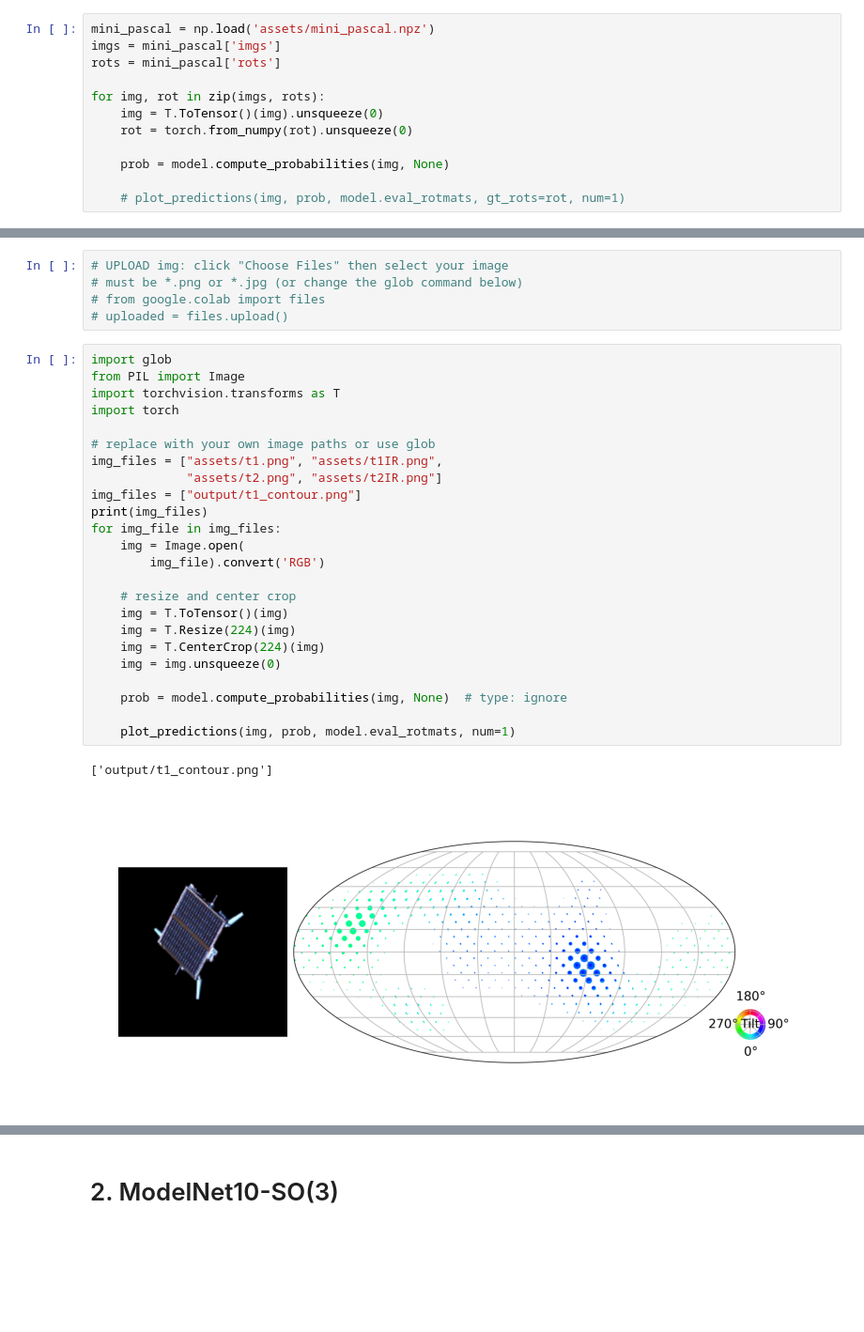
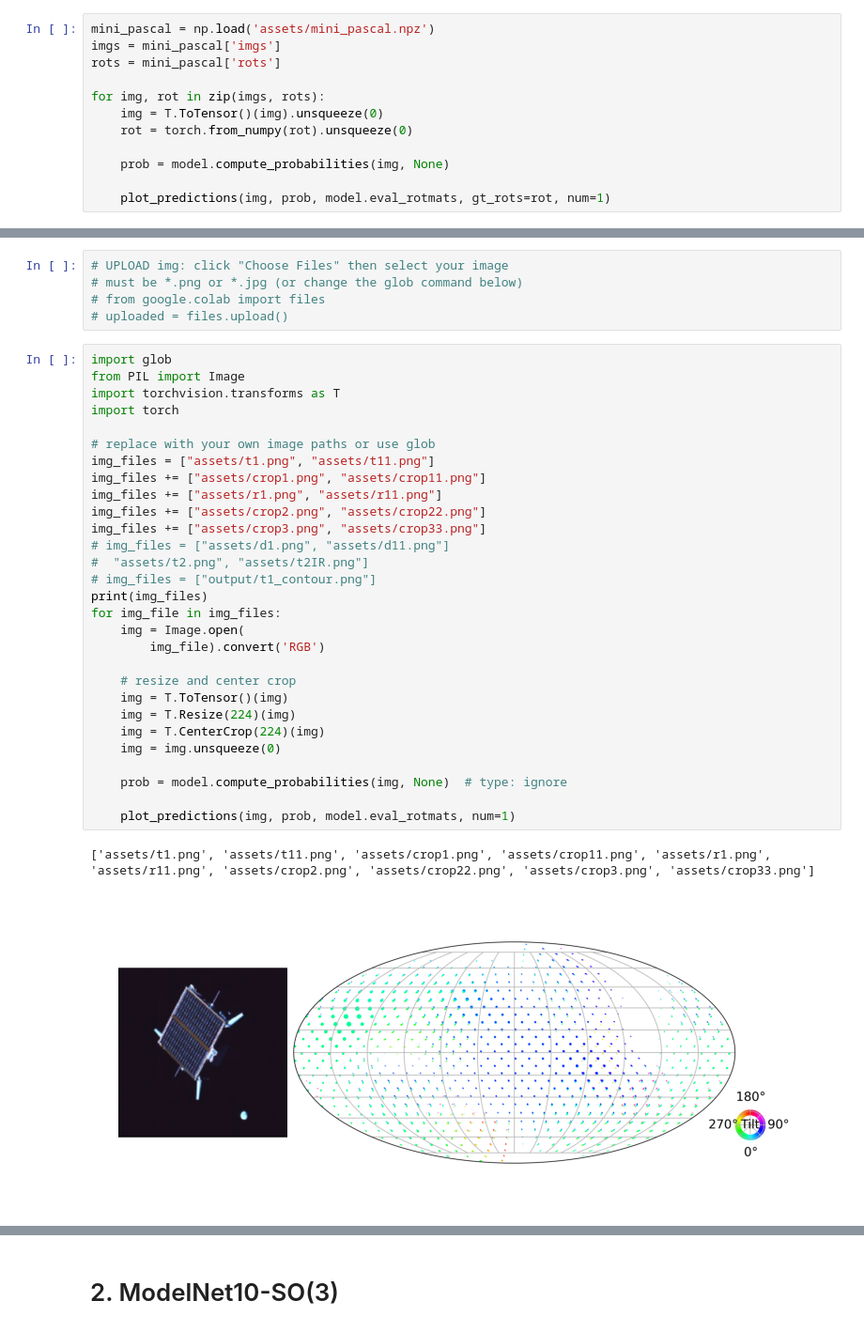
Before and after one commit to Airport237/image2sphere, a Jupyter notebook: visualize_trained_predictions.ipynb, the cells around one changed output, grey strips where cells are left out. Shown at 94% size. Cells and saved outputs as stored; diff of their text form; blank space fills up the shorter version.

```diff
--- a/visualize_trained_predictions.ipynb
+++ b/visualize_trained_predictions.ipynb
@@ -66,4 +67,4 @@ for img, rot in zip(imgs, rots):
 
     prob = model.compute_probabilities(img, None)
 
-    # plot_predictions(img, prob, model.eval_rotmats, gt_rots=rot, num=1)
+    plot_predictions(img, prob, model.eval_rotmats, gt_rots=rot, num=1)
@@ -78,27 +90,32 @@ Here, you can upload a custom image and visualize the prediction.  You will get
 # %%
 import glob
 from PIL import Image
 import torchvision.transforms as T
 import torch
 
 # replace with your own image paths or use glob
-img_files = ["assets/t1.png", "assets/t1IR.png",
-             "assets/t2.png", "assets/t2IR.png"]
-img_files = ["output/t1_contour.png"]
+img_files = ["assets/t1.png", "assets/t11.png"]
+img_files += ["assets/crop1.png", "assets/crop11.png"]
+img_files += ["assets/r1.png", "assets/r11.png"]
+img_files += ["assets/crop2.png", "assets/crop22.png"]
+img_files += ["assets/crop3.png", "assets/crop33.png"]
+# img_files = ["assets/d1.png", "assets/d11.png"]
+#  "assets/t2.png", "assets/t2IR.png"]
+# img_files = ["output/t1_contour.png"]
 print(img_files)
 for img_file in img_files:
     img = Image.open(
         img_file).convert('RGB')
 
     # resize and center crop
     img = T.ToTensor()(img)
     img = T.Resize(224)(img)
     img = T.CenterCrop(224)(img)
     img = img.unsqueeze(0)
 
     prob = model.compute_probabilities(img, None)  # type: ignore
 
     plot_predictions(img, prob, model.eval_rotmats, num=1)
 # %% [output]
-['output/t1_contour.png']
+['assets/t1.png', 'assets/t11.png', 'assets/crop1.png', 'assets/crop11.png', 'assets/r1.png', 'assets/r11.png', 'assets/crop2.png', 'assets/crop22.png', 'assets/crop3.png', 'assets/crop33.png']
-[figure, old version]
+[figure, new version]
```
Also changed, not shown: parts of 6 cells of this notebook, 10 other files.
